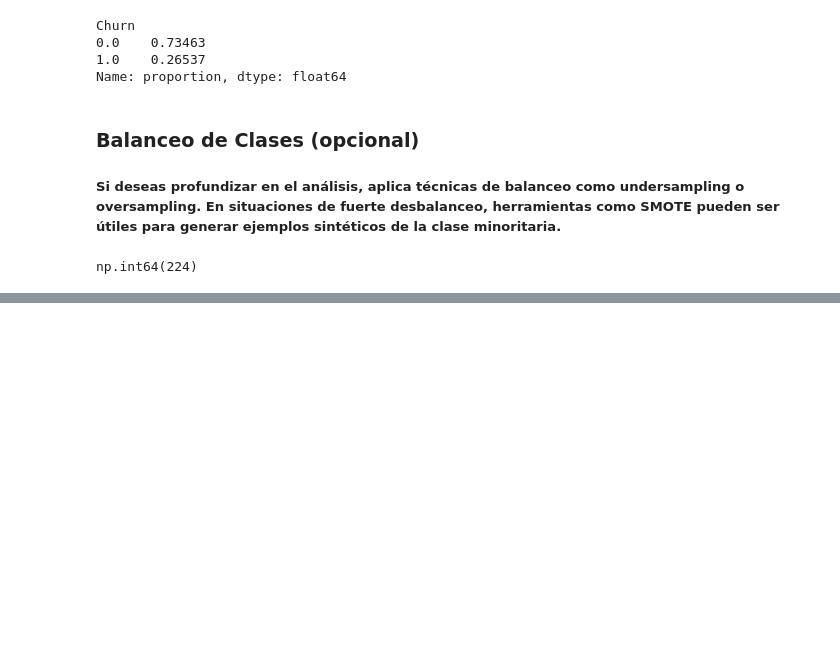
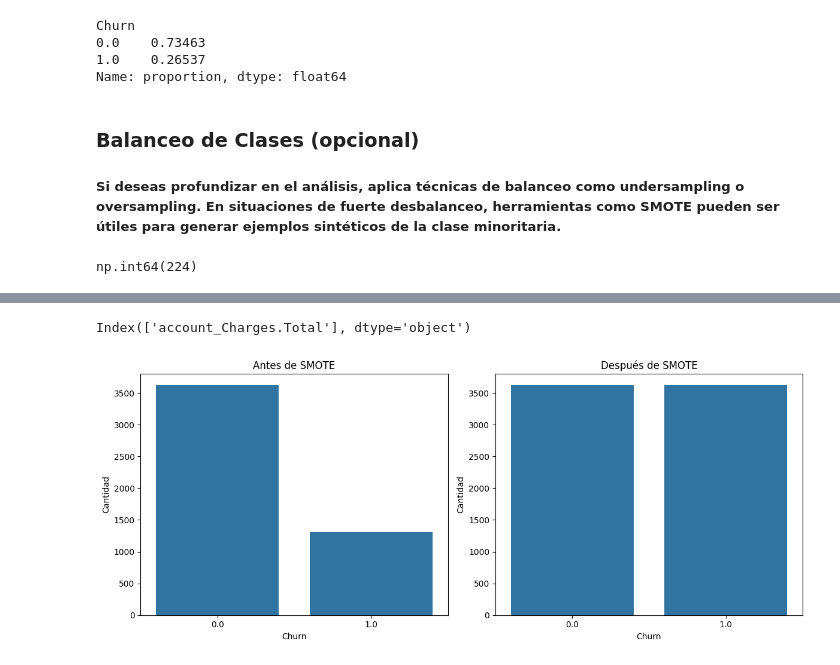
Before and after one commit to joako2004/challenge_2, a Jupyter notebook: challenge.ipynb, the cells around one changed output, grey strips where cells are left out. Cells and saved outputs as stored; diff of their text form; code cells hidden in the pictures; blank space fills up the shorter version.

Commit message:
termiado el balanceo de las clases

```diff
--- a/challenge.ipynb
+++ b/challenge.ipynb
@@ -160,0 +146,42 @@ ValueError: could not convert string to float: ' '
+# %%
+X.select_dtypes(include='object').columns # extraer las columnas de tipo string, estas generan problemas mas adelante
+# %% [output]
+Index(['account_Charges.Total'], dtype='object')
+# %%
+# convertir la columna a int
+X['account_Charges.Total'] = pd.to_numeric(X['account_Charges.Total'], errors='coerce')
+# %%
+X = X.fillna(X.mean(numeric_only=True)) # rellenar los Nans
+# %%
+# crear las variables de entrenamiento y testep
+X_train, X_test, y_train, y_test = train_test_split(
+    X, y,
+    test_size=0.3,
+    stratify=y,
+    random_state=42
+)
+
+# crear una instancia de la clase SMOTE
+sm = SMOTE(random_state=42)
+
+X_train_res, y_train_res = sm.fit_resample(X_train, y_train) # aplicar el SMOTE y resamplear los datos
+# %%
+# crear una visualización para verificar el balanceo de las clases
+fig, axes = plt.subplots(1, 2, figsize=(12, 5))
+
+# antes
+sns.countplot(x=y_train, ax=axes[0])
+axes[0].set_title("Antes de SMOTE")
+axes[0].set_xlabel("Churn")
+axes[0].set_ylabel("Cantidad")
+
+# despues
+sns.countplot(x=y_train_res, ax=axes[1])
+axes[1].set_title("Después de SMOTE")
+axes[1].set_xlabel("Churn")
+axes[1].set_ylabel("Cantidad")
+
+plt.tight_layout()
+plt.show()
+# %% [output]
+[figure, added]
```
Also changed, not shown: parts of 3 cells of this notebook.
